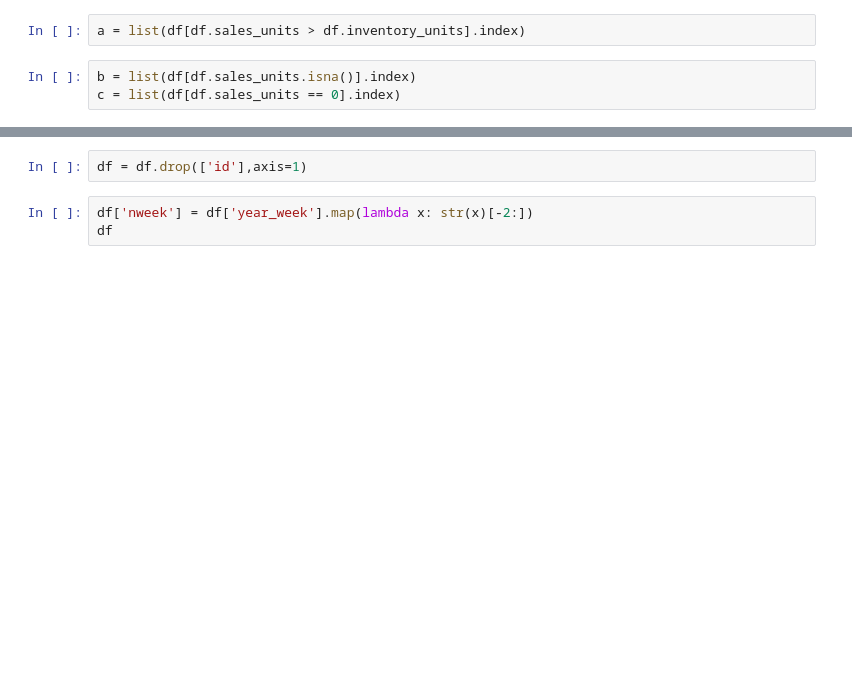
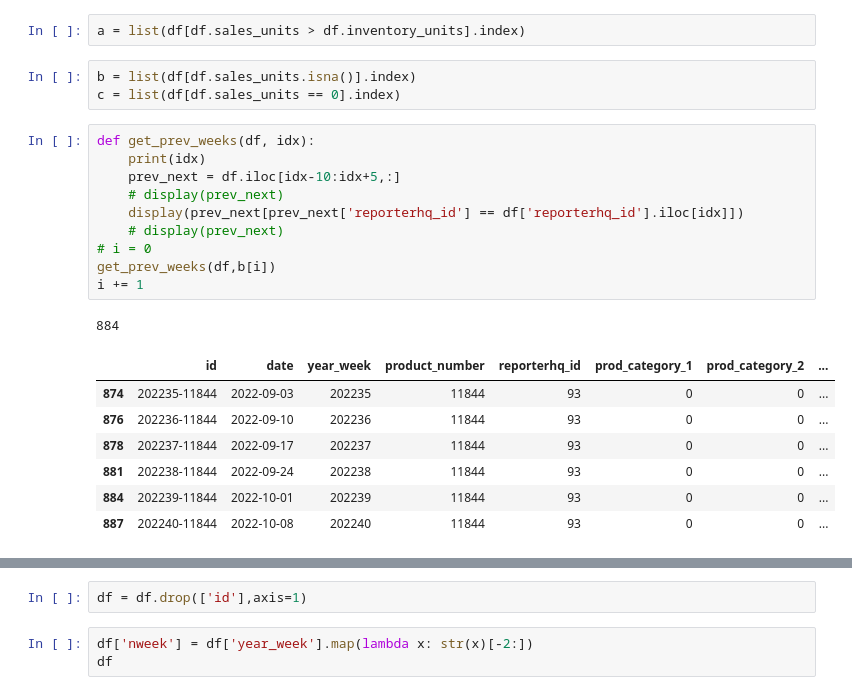
Before and after one commit to Bycarkos/HackUpc23, a Jupyter notebook: HP/nb/xgboost.ipynb, the cells around one changed output, grey strips where cells are left out. Drawn from its saved outputs; the diff is of its cells as text; blank space fills up the shorter version.

```diff
--- a/HP/nb/xgboost.ipynb
+++ b/HP/nb/xgboost.ipynb
@@ -53,3 +53,22 @@ a = list(df[df.sales_units > df.inventory_units].index)
 # %%
 b = list(df[df.sales_units.isna()].index)
 c = list(df[df.sales_units == 0].index)
+# %%
+def get_prev_weeks(df, idx):
+    print(idx)
+    prev_next = df.iloc[idx-10:idx+5,:]
+    # display(prev_next)
+    display(prev_next[prev_next['reporterhq_id'] == df['reporterhq_id'].iloc[idx]])
+    # display(prev_next)
+# i = 0
+get_prev_weeks(df,b[i])
+i += 1
+# %% [output]
+884
+|  | id | date | year_week | product_number | reporterhq_id | prod_category_1 | prod_category_2 | ... |
+| 874 | 202235-11844 | 2022-09-03 | 202235 | 11844 | 93 | 0 | 0 | ... |
+| 876 | 202236-11844 | 2022-09-10 | 202236 | 11844 | 93 | 0 | 0 | ... |
+| 878 | 202237-11844 | 2022-09-17 | 202237 | 11844 | 93 | 0 | 0 | ... |
+| 881 | 202238-11844 | 2022-09-24 | 202238 | 11844 | 93 | 0 | 0 | ... |
+| 884 | 202239-11844 | 2022-10-01 | 202239 | 11844 | 93 | 0 | 0 | ... |
+| 887 | 202240-11844 | 2022-10-08 | 202240 | 11844 | 93 | 0 | 0 | ... |
```
Also changed, not shown: parts of 15 cells of this notebook, 1 other file.
